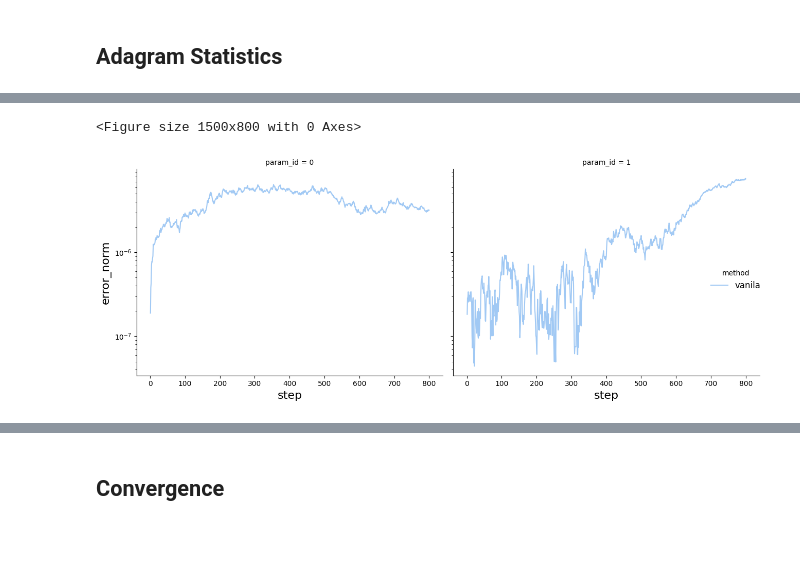
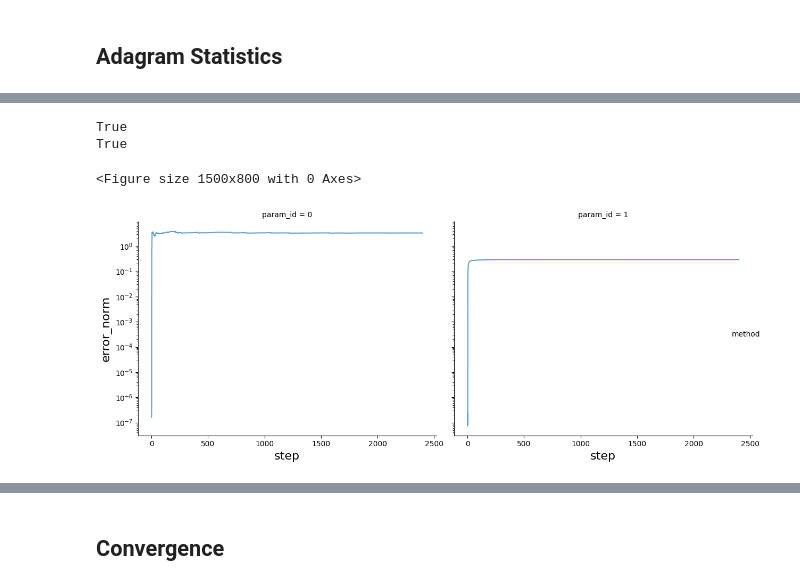
Before and after one commit to tnmtvv/AdaGram, a Jupyter notebook: notebooks/gram_tests.ipynb, the cells around one changed output, grey strips where cells are left out. Cells and saved outputs as stored; diff of their text form; code cells hidden in the pictures; blank space fills up the shorter version.

Commit message:
some tests and draft version

```diff
--- a/notebooks/gram_tests.ipynb
+++ b/notebooks/gram_tests.ipynb
@@ -478,7 +591,7 @@ df.head()
 # %%
 plt.figure(figsize=(15, 8))
 grid = sns.FacetGrid(
-    data=df.query("mode == 'test'"),
+    data=df_bin.query("mode == 'test' and (optimizer.str.contains('AdaGramPS') or optimizer == 'Torch_Adagrad')", engine="python"),
     # "optimizer != 'AdaGramFR_s'vd rank 2' and optimizer != 'AdaGramFR_svd rank 3'and optimizer != 'AdaGramFR_svd rank 5'"),
     col='lr',
     height=5,
@@ -488,23 +601,24 @@ grid = sns.FacetGrid(
 
 grid.map_dataframe(
     sns.lineplot,
+
     x='epoch',
     # y='avg_epoch_time',
     y='loss',
-    # style='mode',
+    style='mode',
     hue='optimizer',
     palette='pastel',
     linewidth=1.5
 )
 
 # Set bigger font size for legend title and legend text
-grid.add_legend(title='optimizer', title_fontsize='15', fontsize='12')
-
-# grid.fig.suptitle(f'LinRegression({in_dims[0]}, {out_dims[0]})',
-#                   fontsize=24, y=1.02)
+grid.add_legend()
 
 grid.fig.suptitle(f'BinClassification({in_dims[0]}, {out_dims[0]})',
                   fontsize=24, y=1.02)
+
+# grid.fig.suptitle(f'BinClassification({in_dims[0]}, {out_dims[0]})',
+#                   fontsize=24, y=1.02)
 
 # Set bigger font size for axis labels
 for ax in grid.axes.flat:
@@ -529,7 +643,7 @@ plt.show()
 # df_3 = pd.read_csv('results/loggs/psi_adagram_logs.csv')
 # df_3["method"] = ["psi"] * len(df_3['lr'])
 
-df_4 = pd.read_csv('results/loggs/adagram_vanila.csv')
+df_4 = pd.read_csv('results/loggs/svd_adagram_logs_1000.csv')
 df_4["method"] = ["vanila"] * len(df_4['lr'])
 
 df = pd.concat([df_4])
@@ -552,7 +666,7 @@ def extract_metadata(filename):
     if match:
         optimizer = match.group(1)
         rank = int(match.group(2))
-    elif name == 'adagram_adagram':
+    elif name == 'adagram_vanila':
         optimizer = 'vanilla'
         rank = None
     else:
@@ -572,5 +686,5 @@ for file in csv_files:
     df['rank'] = rank
     dfs.append(df)
 
-df_logs = pd.concat(dfs)
+df_logs = pd.concat(dfs, ignore_index=True)
 # %% [output]
@@ -578,3 +691,0 @@ df_logs = pd.concat(dfs)
-# %%
-df_logs.drop(columns=["error_norm.1"], inplace=True)
-df_logs = df_logs.reset_index(drop=True)
@@ -592,7 +707,19 @@ df_logs.head()
+# %%
+# For row index
+print(df_logs.index.is_unique)  # Should be True
+
+# For column index
+print(df_logs.columns.is_unique)  # Should be True
+# %% [output]
+True
+True
 # %%
+import matplotlib.pyplot as plt
+import seaborn as sns
+
 plt.figure(figsize=(15, 8))
 grid = sns.FacetGrid(
-    data=df,
+    data=df_logs.query("method == 'psi' and rank == 2"),
     col='param_id',
     height=5,
     aspect=1.2,
@@ -603,35 +730,36 @@ grid.map_dataframe(
     sns.lineplot,
     x='step',
     # y='avg_epoch_time',
     y='error_norm',
     # style='method',
-    hue='method',
+    # hue='rank',
     palette='pastel',
+    alpha = 0.7,
     linewidth=1.5
 )
 
 # Set bigger font size for legend title and legend text
 grid.add_legend(title='method', title_fontsize='15', fontsize='12')
 
 # grid.fig.suptitle(f'LinRegression({in_dims[0]}, {out_dims[0]})',
 #                   fontsize=24, y=1.02)
 
 # grid.fig.suptitle(f'BinClassification({in_dims[0]}, {out_dims[0]})',
 #                   fontsize=24, y=1.02)
 
 # Set bigger font size for axis labels
 for ax in grid.axes.flat:
     ax.set_yscale('log')
     ax.set_xlabel(ax.get_xlabel(), fontsize=16)
     ax.set_ylabel(ax.get_ylabel(), fontsize=16)
 
 grid.set_titles(col_template="param_id = {col_name}", fontsize=20)
 
 plt.tight_layout()
 plt.show()
 # %% [output]
 <Figure size 1500x800 with 0 Axes>
-[figure, old version]
+[figure, new version]
 # %%
 plt.figure(figsize=(15, 8))
 grid = sns.FacetGrid(
```
Also changed, not shown: parts of 12 cells of this notebook, 12 other files.
